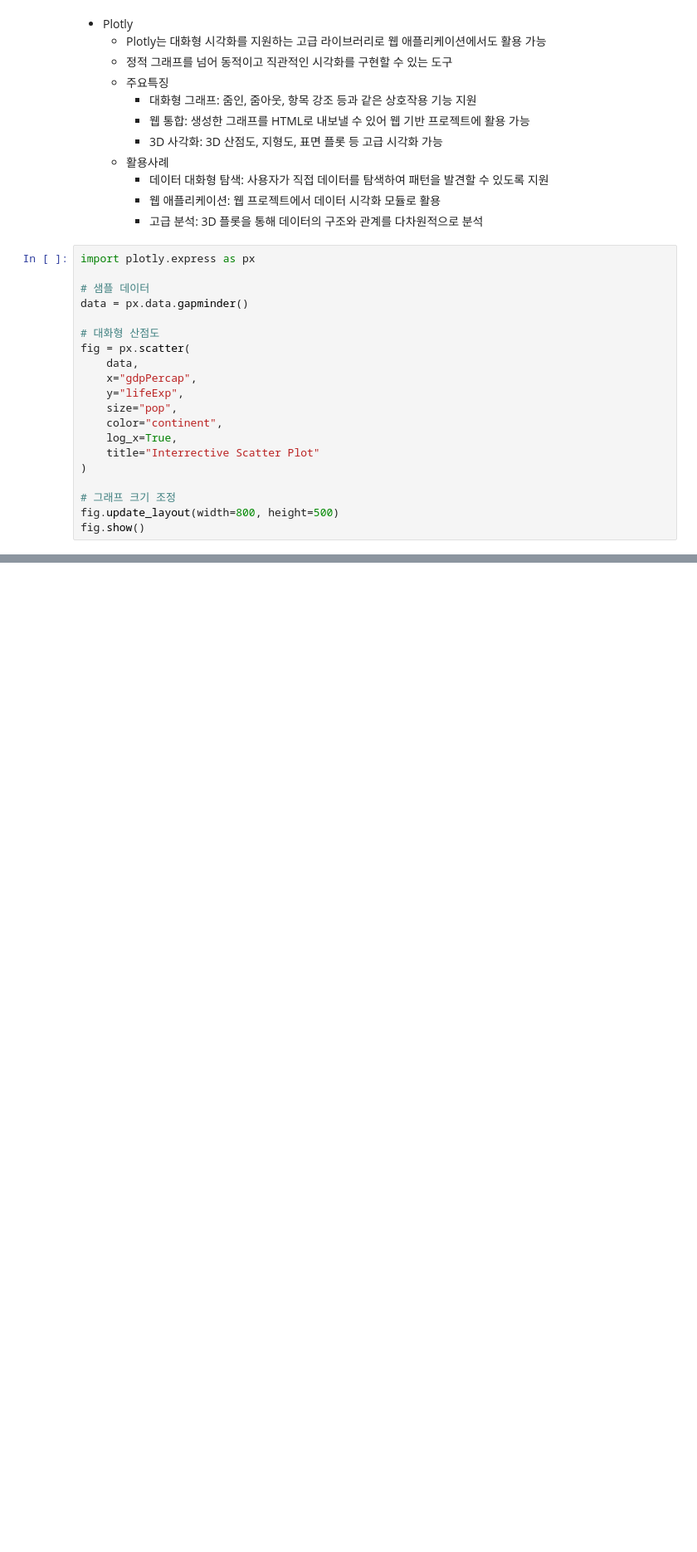
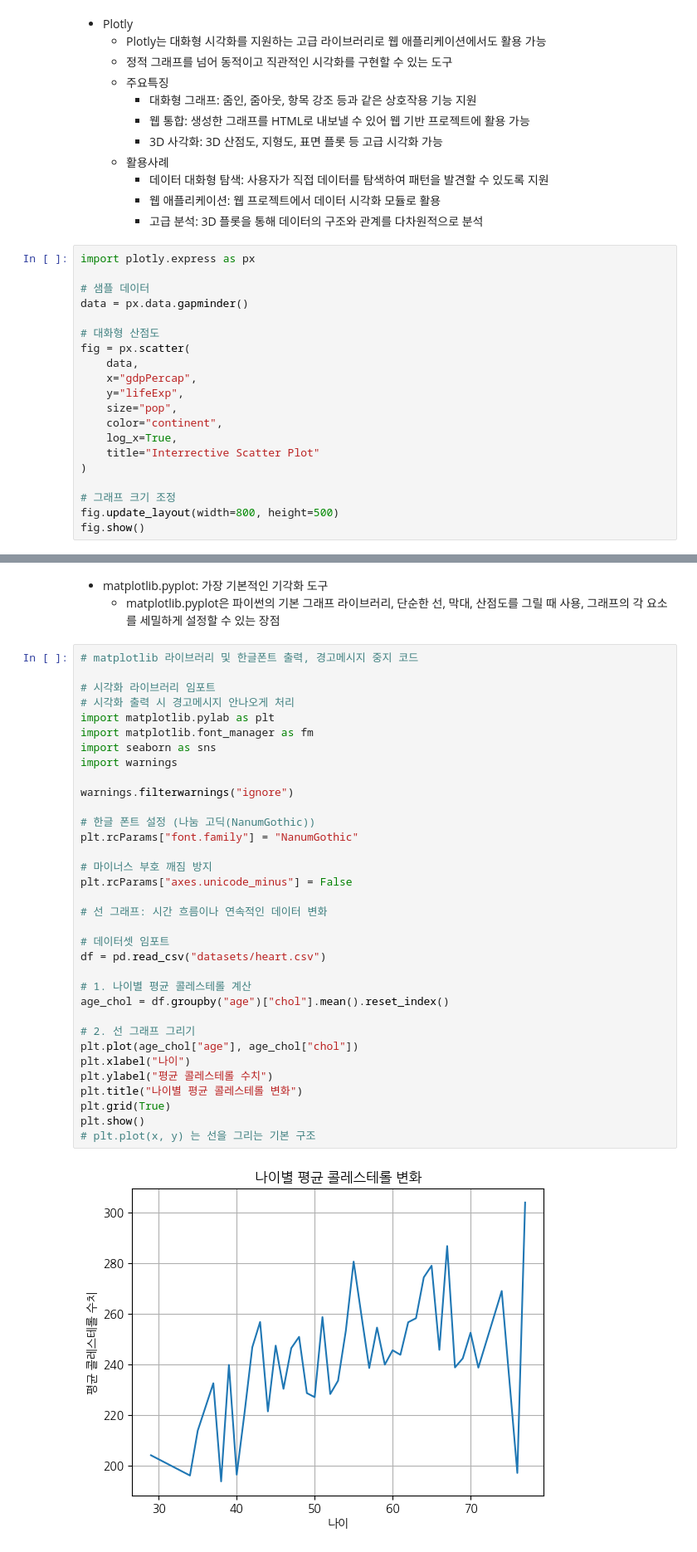
Before and after one commit to solidSnakesado/DeepLearning, a Jupyter notebook: AICE_TEST_탐색적_데이터_분석(EDA)_시각화.ipynb, the cells around one changed output, grey strips where cells are left out. Shown at 83% size. Drawn from its saved outputs; the diff is of its cells as text; blank space fills up the shorter version.

```diff
--- a/AICE_TEST_탐색적_데이터_분석(EDA)_시각화.ipynb
+++ b/AICE_TEST_탐색적_데이터_분석(EDA)_시각화.ipynb
@@ -196,0 +275,39 @@ fig.show()
+# %% [markdown]
+- matplotlib.pyplot: 가장 기본적인 기각화 도구
+    - matplotlib.pyplot은 파이썬의 기본 그래프 라이브러리, 단순한 선, 막대, 산점도를 그릴 때 사용, 그래프의 각 요소를 세밀하게 설정할 수 있는 장점
+# %%
+# matplotlib 라이브러리 및 한글폰트 출력, 경고메시지 중지 코드
+
+# 시각화 라이브러리 임포트
+# 시각화 출력 시 경고메시지 안나오게 처리
+import matplotlib.pylab as plt
+import matplotlib.font_manager as fm
+import seaborn as sns
+import warnings
+
+warnings.filterwarnings("ignore")
+
+# 한글 폰트 설정 (나눔 고딕(NanumGothic))
+plt.rcParams["font.family"] = "NanumGothic"
+
+# 마이너스 부호 깨짐 방지
+plt.rcParams["axes.unicode_minus"] = False
+
+# 선 그래프: 시간 흐름이나 연속적인 데이터 변화
+
+# 데이터셋 임포트
+df = pd.read_csv("datasets/heart.csv")
+
+# 1. 나이별 평균 콜레스테롤 계산
+age_chol = df.groupby("age")["chol"].mean().reset_index()
+
+# 2. 선 그래프 그리기
+plt.plot(age_chol["age"], age_chol["chol"])
+plt.xlabel("나이")
+plt.ylabel("평균 콜레스테롤 수치")
+plt.title("나이별 평균 콜레스테롤 변화")
+plt.grid(True)
+plt.show()
+# plt.plot(x, y) 는 선을 그리는 기본 구조
+# %% [output]
+[figure, added]
```
Also changed, not shown: parts of 26 cells of this notebook.
